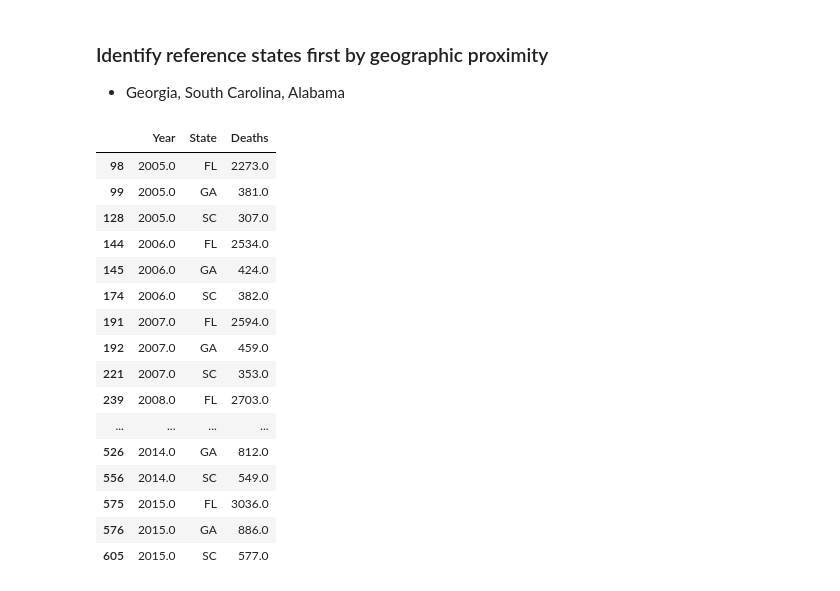
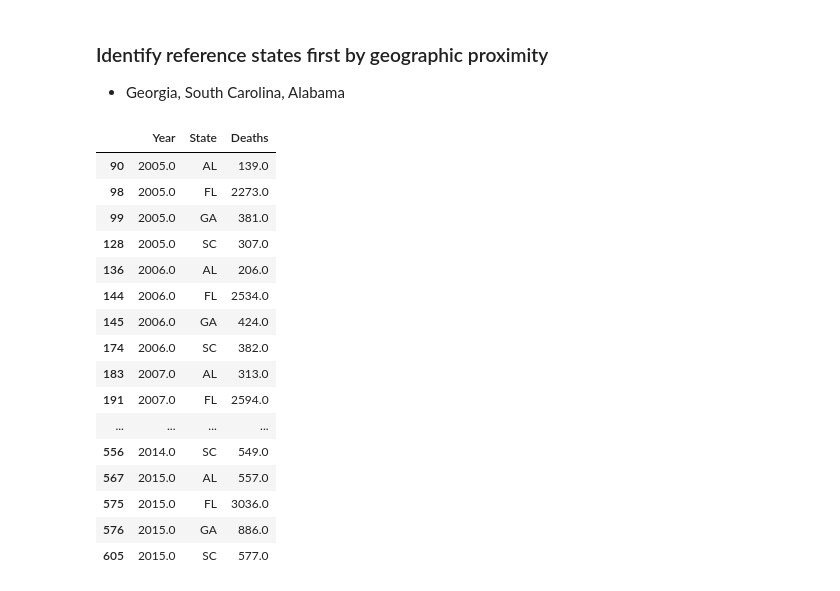
Before and after one commit to MIDS-at-Duke/estimating-impact-of-opioids-2020-vxf, a Jupyter notebook: 10_code/Florida_analysis.ipynb, the cells around one changed output. Drawn from its saved outputs; the diff is of its cells as text; code cells hidden in the pictures.

```diff
--- a/10_code/Florida_analysis.ipynb
+++ b/10_code/Florida_analysis.ipynb
@@ -40,25 +36,25 @@ mortality_state_subset = mortality_state_subset[(mortality_state_subset['State']
                                          (mortality_state_subset['State'] == 'SC') |
                                          (mortality_state_subset['State'] == 'AL')
                                         ]
-# %%
-mortality_state_subset
-# %% [output]
-|  | Year | State | Deaths |
-| 98 | 2005.0 | FL | 2273.0 |
-| 99 | 2005.0 | GA | 381.0 |
-| 128 | 2005.0 | SC | 307.0 |
-| 144 | 2006.0 | FL | 2534.0 |
-| 145 | 2006.0 | GA | 424.0 |
-| 174 | 2006.0 | SC | 382.0 |
-| 191 | 2007.0 | FL | 2594.0 |
-| 192 | 2007.0 | GA | 459.0 |
-| 221 | 2007.0 | SC | 353.0 |
-| 239 | 2008.0 | FL | 2703.0 |
-| ... | ... | ... | ... |
-| 526 | 2014.0 | GA | 812.0 |
-| 556 | 2014.0 | SC | 549.0 |
-| 575 | 2015.0 | FL | 3036.0 |
-| 576 | 2015.0 | GA | 886.0 |
-| 605 | 2015.0 | SC | 577.0 |
+# %%
+mortality_state_geo
+# %% [output]
+|  | Year | State | Deaths |
+| 90 | 2005.0 | AL | 139.0 |
+| 98 | 2005.0 | FL | 2273.0 |
+| 99 | 2005.0 | GA | 381.0 |
+| 128 | 2005.0 | SC | 307.0 |
+| 136 | 2006.0 | AL | 206.0 |
+| 144 | 2006.0 | FL | 2534.0 |
+| 145 | 2006.0 | GA | 424.0 |
+| 174 | 2006.0 | SC | 382.0 |
+| 183 | 2007.0 | AL | 313.0 |
+| 191 | 2007.0 | FL | 2594.0 |
+| ... | ... | ... | ... |
+| 556 | 2014.0 | SC | 549.0 |
+| 567 | 2015.0 | AL | 557.0 |
+| 575 | 2015.0 | FL | 3036.0 |
+| 576 | 2015.0 | GA | 886.0 |
+| 605 | 2015.0 | SC | 577.0 |
 # %%
 (
```
Also changed, not shown: parts of 6 cells of this notebook.
